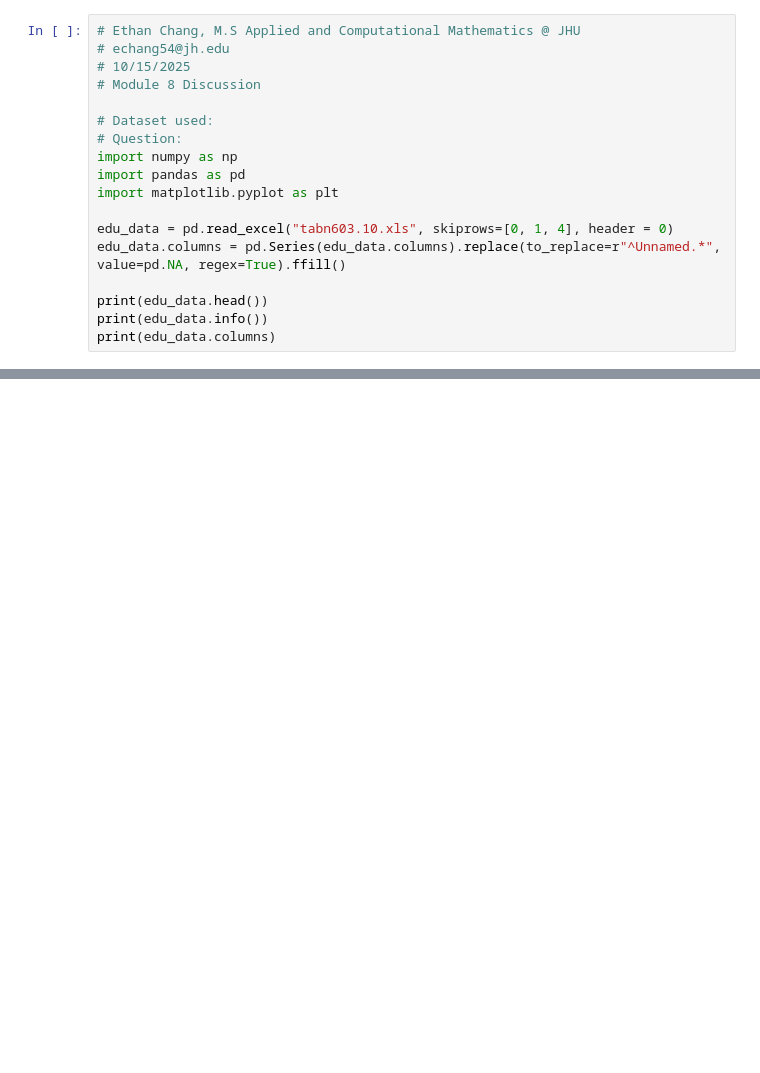
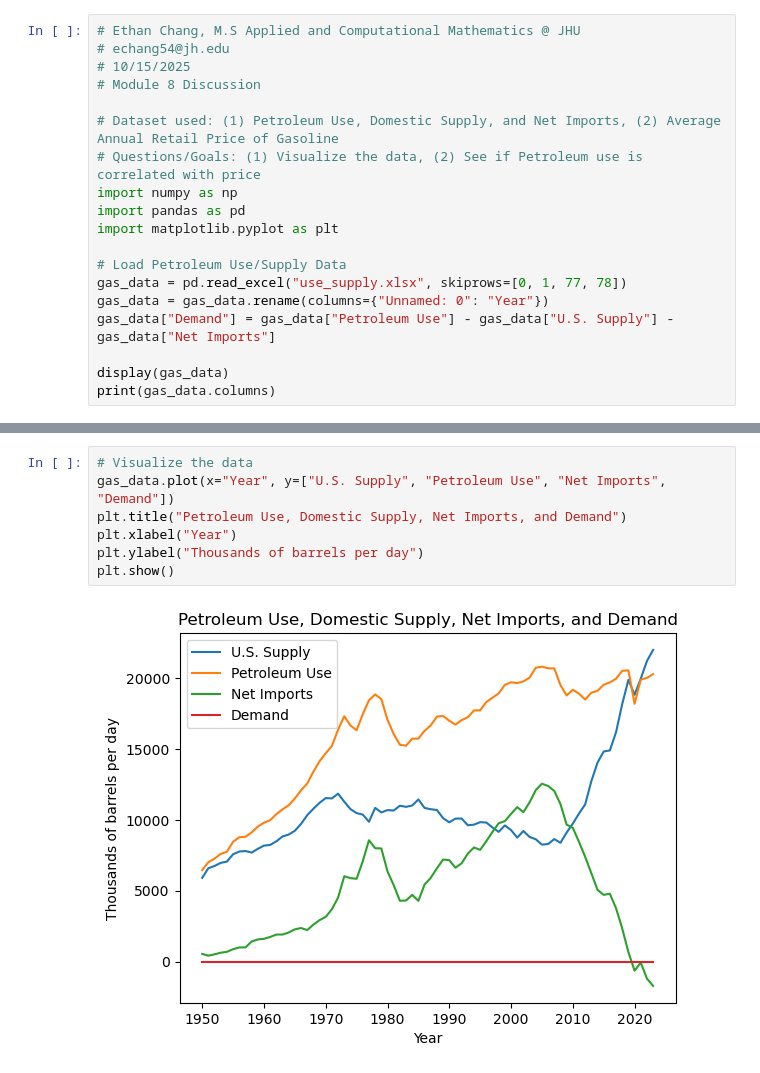
Before and after one commit to ethan-chang-nmc/masters.coursework, a Jupyter notebook: Mathematical_Statistics/Discussion_8/module8_discussion.ipynb, the cells around one changed output, grey strips where cells are left out. Cells and saved outputs as stored; diff of their text form; blank space fills up the shorter version.

Commit message:
Update module8_discussion.ipynb
Descriptive plots and correlation between petroleum use and gasoline prices

```diff
--- a/Mathematical_Statistics/Discussion_8/module8_discussion.ipynb
+++ b/Mathematical_Statistics/Discussion_8/module8_discussion.ipynb
@@ -4,16 +4,17 @@
 # 10/15/2025
 # Module 8 Discussion
 
-# Dataset used:
-# Question:
+# Dataset used: (1) Petroleum Use, Domestic Supply, and Net Imports, (2) Average Annual Retail Price of Gasoline
+# Questions/Goals: (1) Visualize the data, (2) See if Petroleum use is correlated with price
 import numpy as np
 import pandas as pd
 import matplotlib.pyplot as plt
 
-edu_data = pd.read_excel("tabn603.10.xls", skiprows=[0, 1, 4], header = 0)
-edu_data.columns = pd.Series(edu_data.columns).replace(to_replace=r"^Unnamed.*", value=pd.NA, regex=True).ffill()
+# Load Petroleum Use/Supply Data
+gas_data = pd.read_excel("use_supply.xlsx", skiprows=[0, 1, 77, 78])
+gas_data = gas_data.rename(columns={"Unnamed: 0": "Year"})
+gas_data["Demand"] = gas_data["Petroleum Use"] - gas_data["U.S. Supply"] - gas_data["Net Imports"]
 
-print(edu_data.head())
-print(edu_data.info())
-print(edu_data.columns)
+display(gas_data)
+print(gas_data.columns)
 # %% [output]
@@ -38,0 +56,9 @@ gdp_data = pd.read_excel("country_GDP_over_years.xls", sheet_name = 0, skiprows=
+# %%
+# Visualize the data
+gas_data.plot(x="Year", y=["U.S. Supply", "Petroleum Use", "Net Imports", "Demand"])
+plt.title("Petroleum Use, Domestic Supply, Net Imports, and Demand")
+plt.xlabel("Year")
+plt.ylabel("Thousands of barrels per day")
+plt.show()
+# %% [output]
+[figure, added]
```
Also changed, not shown: parts of 4 cells of this notebook.
